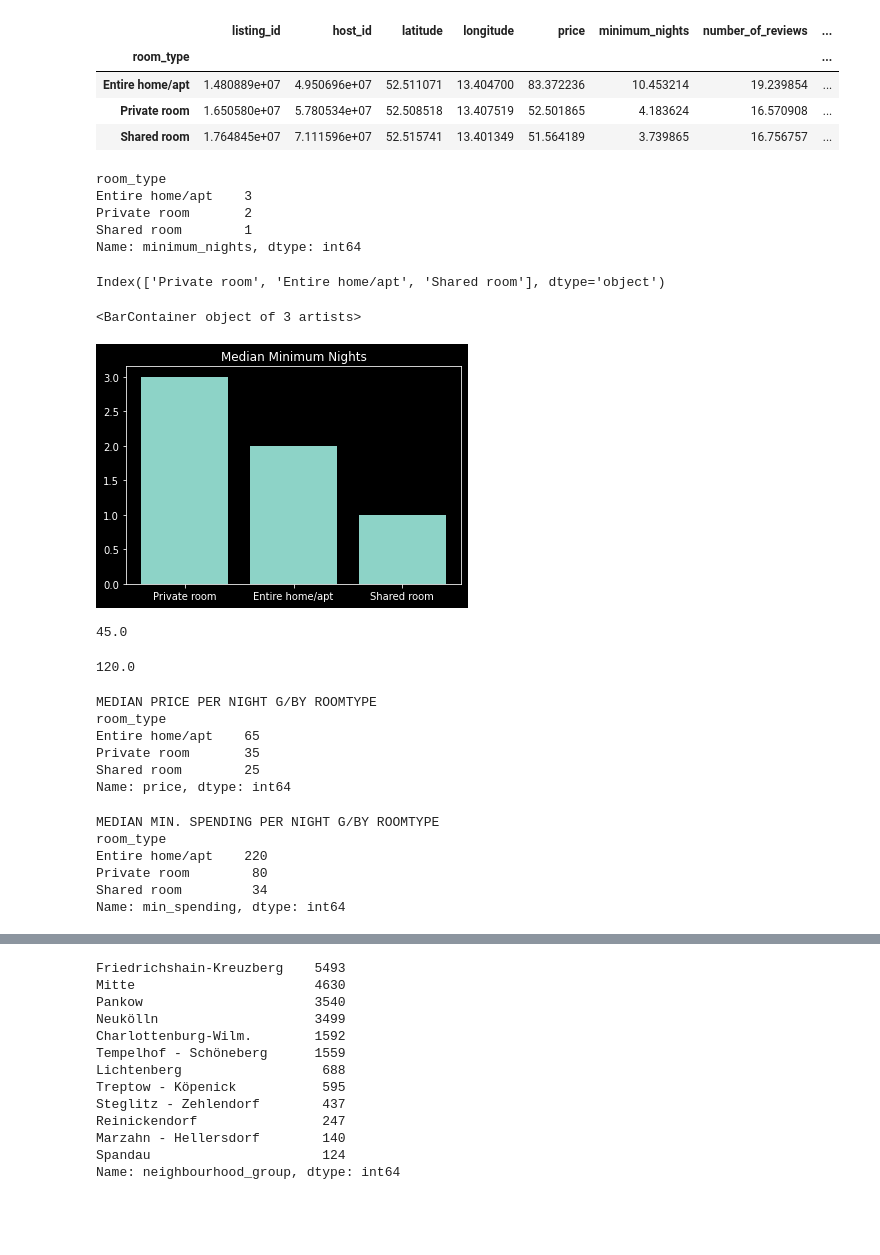
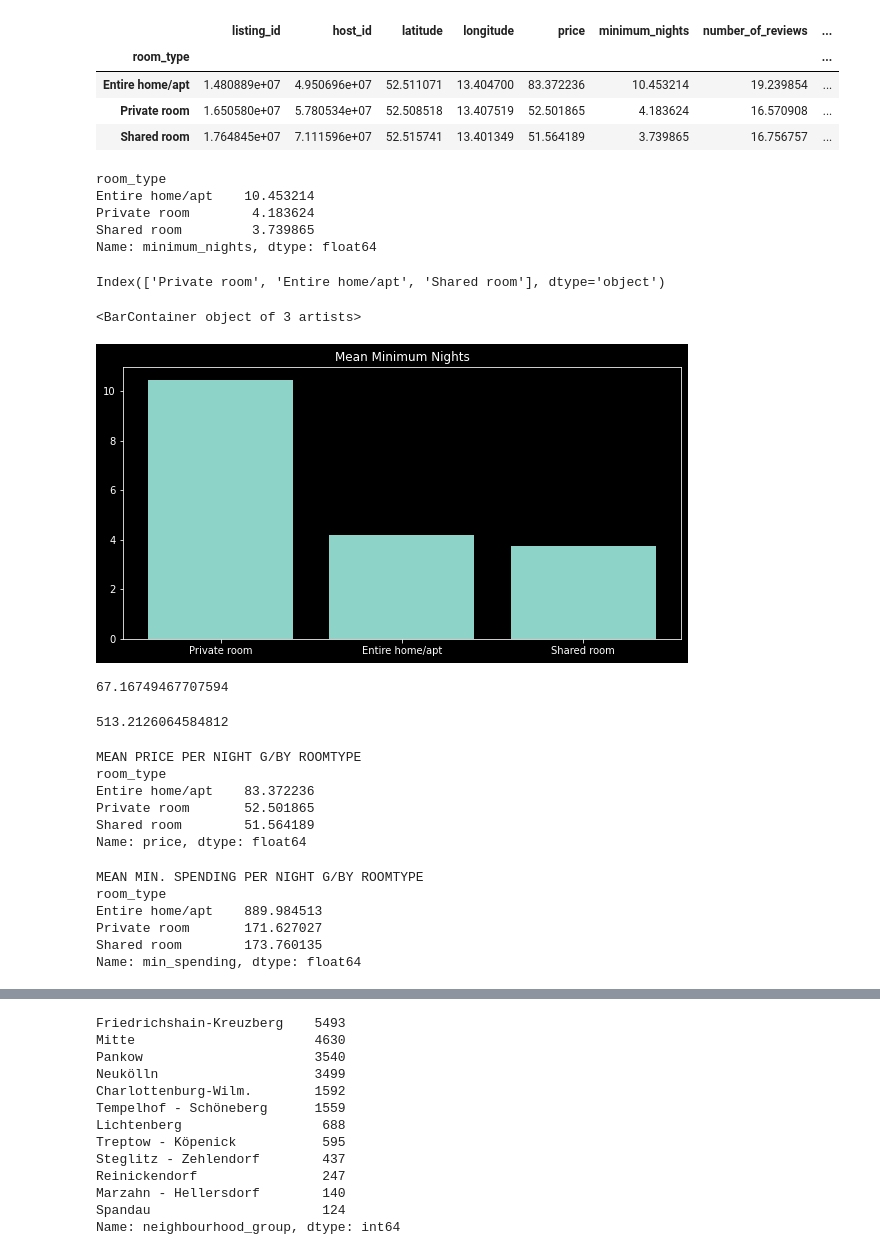
Before and after one commit to JacobUkokobili/Airbnb-Analytics-Berlin, a Jupyter notebook: notebooks/insights.ipynb, the cells around one changed output, grey strips where cells are left out. Saved outputs shown, nothing was run; the diff lists cells and outputs as text; code cells hidden in the pictures; blank space fills up the shorter version.

```diff
--- a/notebooks/insights.ipynb
+++ b/notebooks/insights.ipynb
@@ -108,54 +121,55 @@ listings.groupby(listings["room_type"]).mean()
 | Private room | 1.650580e+07 | 5.780534e+07 | 52.508518 | 13.407519 | 52.501865 | 4.183624 | 16.570908 | ... |
 | Shared room | 1.764845e+07 | 7.111596e+07 | 52.515741 | 13.401349 | 51.564189 | 3.739865 | 16.756757 | ... |
 # %%
-listings.groupby(listings["room_type"])["minimum_nights"].median()
+listings.groupby(listings["room_type"])["minimum_nights"].mean()
 # %% [output]
 room_type
-Entire home/apt    3
-Private room       2
-Shared room        1
-Name: minimum_nights, dtype: int64
+Entire home/apt    10.453214
+Private room        4.183624
+Shared room         3.739865
+Name: minimum_nights, dtype: float64
 # %%
 listings["room_type"].value_counts().index
 # %% [output]
 Index(['Private room', 'Entire home/apt', 'Shared room'], dtype='object')
 # %%
-plt.title("Median Minimum Nights")
-plt.bar(listings["room_type"].value_counts().index,listings.groupby(listings["room_type"])["minimum_nights"].median())
+plt.figure(figsize=(10,5))
+plt.title("Mean Minimum Nights")
+plt.bar(listings["room_type"].value_counts().index,listings.groupby(listings["room_type"])["minimum_nights"].mean())
 # %% [output]
 <BarContainer object of 3 artists>
-[figure, old version]
+[figure, new version]
 # %%
 listings["min_spending"] = listings["minimum_nights"]*listings["price"]
 #creation of minimum spending variable, important because this is the "true price" of renting that location
 # %%
-listings["price"].median()
+listings["price"].mean()
 #average price p/night
 # %% [output]
-45.0
+67.16749467707594
 # %%
-listings["min_spending"].median()
+listings["min_spending"].mean()
 #means that on average, the minimum spending of a reservation is $120
 # %% [output]
-120.0
+513.2126064584812
 # %%
-print("MEDIAN PRICE PER NIGHT G/BY ROOMTYPE")
-print(listings["price"].groupby(listings["room_type"]).median())
+print("MEAN PRICE PER NIGHT G/BY ROOMTYPE")
+print(listings["price"].groupby(listings["room_type"]).mean())
 # %% [output]
-MEDIAN PRICE PER NIGHT G/BY ROOMTYPE
+MEAN PRICE PER NIGHT G/BY ROOMTYPE
 room_type
-Entire home/apt    65
-Private room       35
-Shared room        25
-Name: price, dtype: int64
+Entire home/apt    83.372236
+Private room       52.501865
+Shared room        51.564189
+Name: price, dtype: float64
 # %%
-print("MEDIAN MIN. SPENDING PER NIGHT G/BY ROOMTYPE")
-print(listings["min_spending"].groupby(listings["room_type"]).median())
+print("MEAN MIN. SPENDING PER NIGHT G/BY ROOMTYPE")
+print(listings["min_spending"].groupby(listings["room_type"]).mean())
 # %% [output]
-MEDIAN MIN. SPENDING PER NIGHT G/BY ROOMTYPE
+MEAN MIN. SPENDING PER NIGHT G/BY ROOMTYPE
 room_type
-Entire home/apt    220
-Private room        80
-Shared room         34
-Name: min_spending, dtype: int64
+Entire home/apt    889.984513
+Private room       171.627027
+Shared room        173.760135
+Name: min_spending, dtype: float64
 # %%
```
Also changed, not shown: parts of 10 cells of this notebook.
